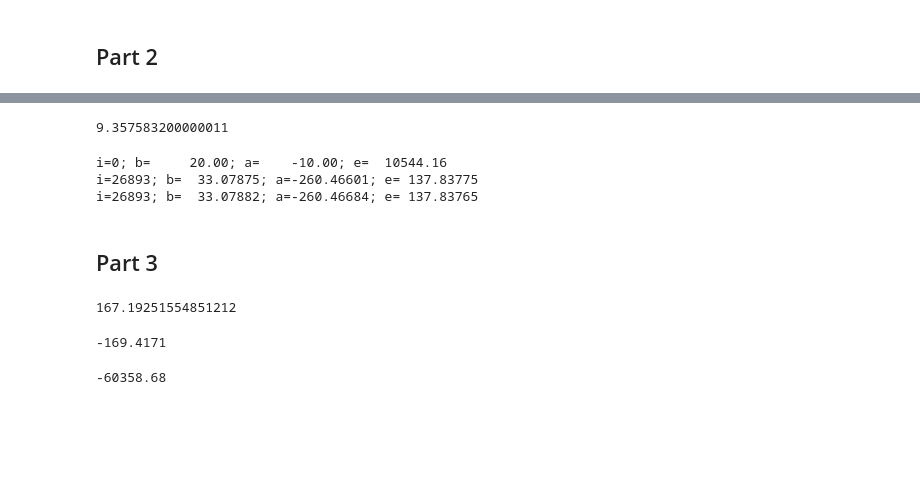
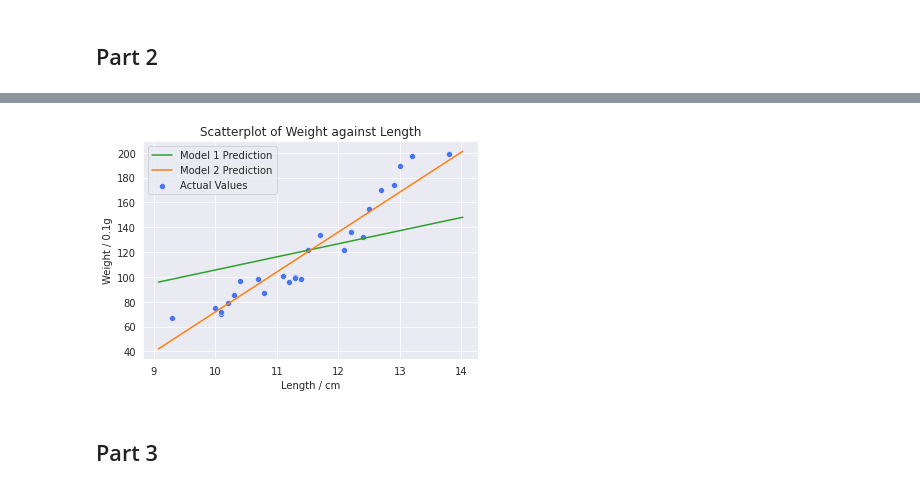
Before and after one commit to ethanolx/Fish-LR-GD, a Jupyter notebook: nb.ipynb, the cells around one changed output, grey strips where cells are left out. Drawn from its saved outputs; the diff is of its cells as text; code cells hidden in the pictures; blank space fills up the shorter version.

```diff
--- a/nb.ipynb
+++ b/nb.ipynb
@@ -26,3 +23,0 @@ df.head()
-# %%
-ax = sns.scatterplot(data=df, x='Length', y='Weight')
-sns.lineplot(x=np.linspace(9, 15), y=33.40157 * np.linspace(9, 15) -264.19890, color='r', ax=ax)
@@ -115,48 +136,24 @@ def univariate_gradient_descent(
-# %%
-def E_a(df: pd.DataFrame, b: float, a: float = 0.0):
-    y_true = df['Weight']
-    y_hat = b * df['Length'] + a
-    err = y_true - y_hat
-    return -2 * err.mean()
-
-E_a(df, 10.55545, 2)
-# %% [output]
-9.357583200000011
-# %%
-univariate_gradient_descent(E, E_b, E_a, 20, -10, alpha=0.007, epsilon=0.0001, max_iter=30000)
-# %% [output]
-i=0; b=     20.00; a=    -10.00; e=  10544.16
-i=26893; b=  33.07875; a=-260.46601; e= 137.83775
-i=26893; b=  33.07882; a=-260.46684; e= 137.83765
+# %%
+def plot_predictions(df: pd.DataFrame, model1: Dict[str, float], model2: Dict[str, float]):
+    with sns.axes_style(style='darkgrid'):
+        with sns.color_palette(palette='turbo'):
+            fig, ax = plt.subplots()
+            sns.scatterplot(data=df, x='Length', y='Weight', ax=ax)
+            x_bounds = np.array(ax.get_xlim())
+
+            sns.lineplot(x=x_bounds, y=model1['b'] * x_bounds, ax=ax, color='tab:green')
+            sns.lineplot(x=x_bounds, y=model2['a'] + model2['b'] * x_bounds, ax=ax, color='tab:orange')
+
+            ax.set_xlabel('Length / cm')
+            ax.set_ylabel('Weight / 0.1g')
+            ax.set_title(label='Scatterplot of Weight against Length')
+
+            ax.legend(labels=('Model 1 Prediction', 'Model 2 Prediction', 'Actual Values'))
+
+            plt.savefig(fname='./scatterplot-best-fit-lines.png')
+
+plot_predictions(df=df, model1={'b': 10.55549}, model2={'a': -249.92471, 'b': 32.16480})
+# %% [output]
+[figure, added]
 # %% [markdown]
 ## Part 3
-# %%
-def E2(df: pd.DataFrame, a: float, b: float, c: float):
-    y_true = df['Weight']
-    y_hat = a + b * df['Length'] + c * df['Width']
-    err = y_true - y_hat
-    return (err ** 2).mean()
-
-E2(df, -264, 33, -0.6)
-# %% [output]
-167.19251554851212
-# %%
-def E2_a(df: pd.DataFrame, a: float, b: float, c: float):
-    y_true = df['Weight']
-    y_hat = a + b * df['Length'] + c * df['Width']
-    err = y_true - y_hat
-    return -2 * err.mean()
-
-E2_a(df, 10.55545, 2, 0)
-# %% [output]
--169.4171
-# %%
-def E2_b(df:pd.DataFrame, a: float, b: float, c: float):
-    y_true = df['Weight']
-    y_hat = a + b * df['Length'] + c * df['Width']
-    err = y_true - y_hat
-    return -2 * (err * df['Length']).mean()
-
-E2_b(df, 30, -220, 0)
-# %% [output]
--60358.68
```
Also changed, not shown: parts of 12 cells of this notebook, 3 other files.
